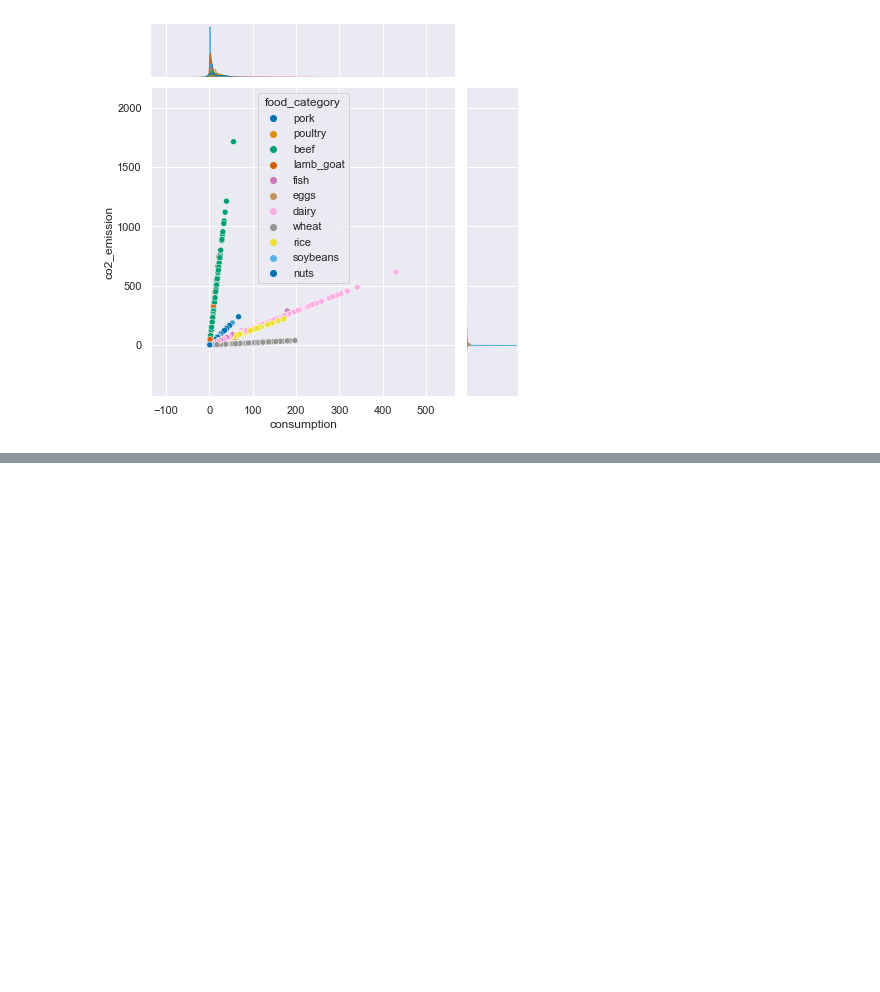
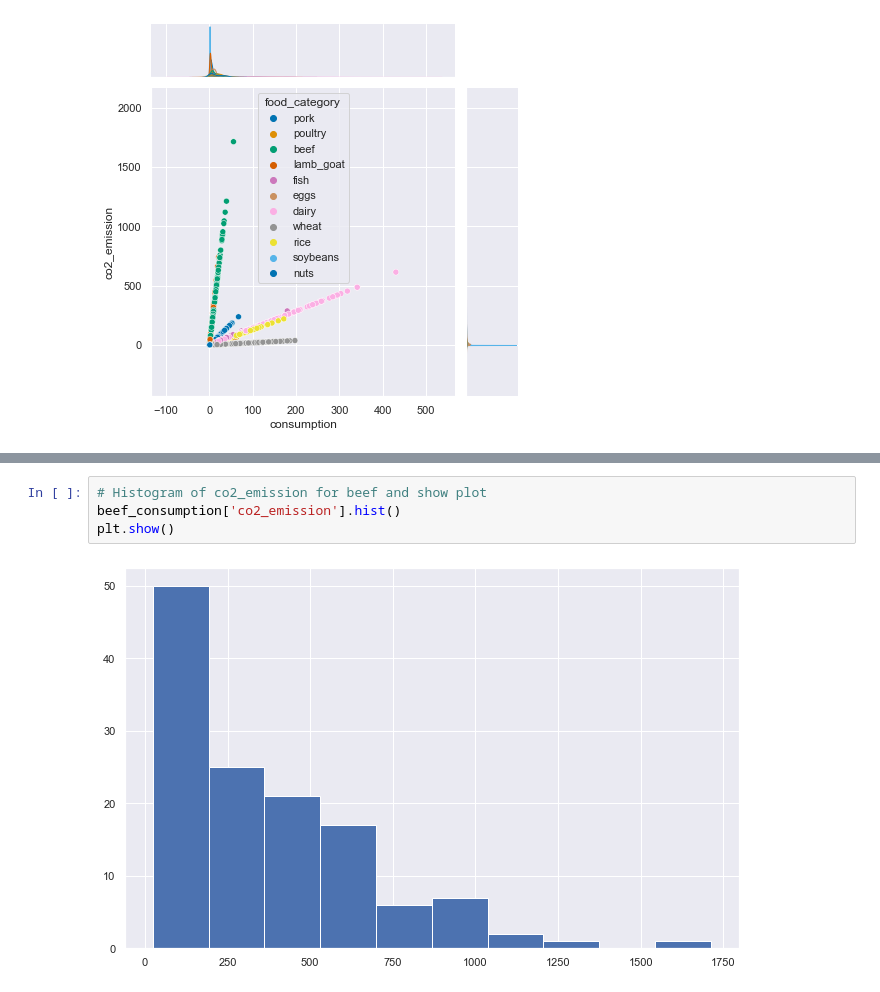
Before and after one commit to tanersoner/Generic_Projects, a Jupyter notebook: Food_Consumption.ipynb, the cells around one changed output, grey strips where cells are left out. Drawn from its saved outputs; the diff is of its cells as text; blank space fills up the shorter version.

```diff
--- a/Food_Consumption.ipynb
+++ b/Food_Consumption.ipynb
@@ -193,0 +210,6 @@ usa_food_consumption.plot(kind='bar')
+# %%
+# Histogram of co2_emission for beef and show plot
+beef_consumption['co2_emission'].hist()
+plt.show()
+# %% [output]
+[figure, added]
```
Also changed, not shown: parts of 5 cells of this notebook.
